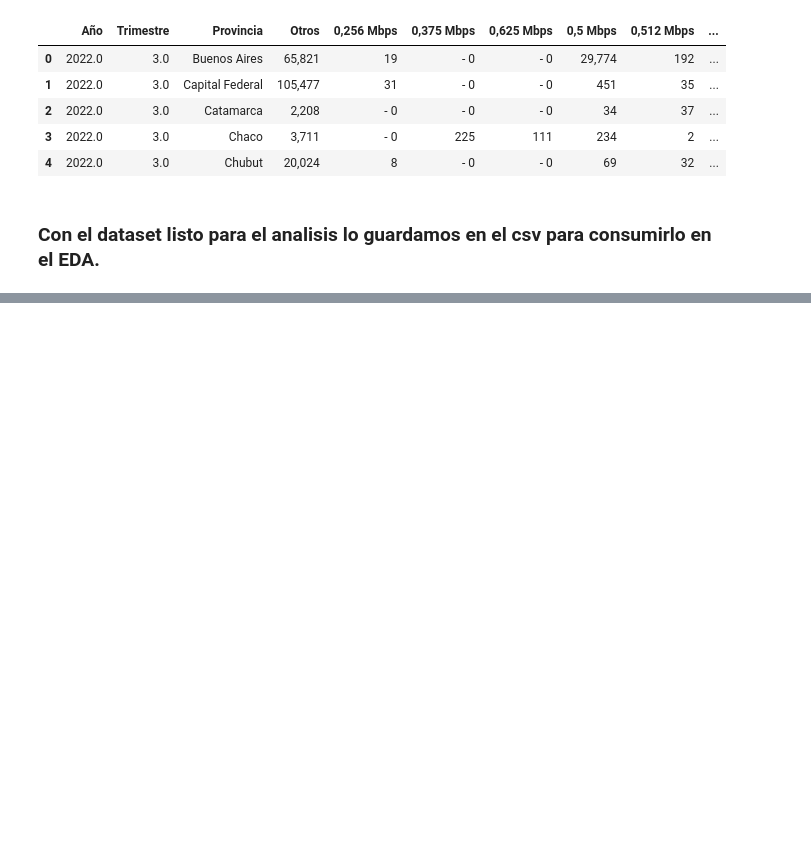
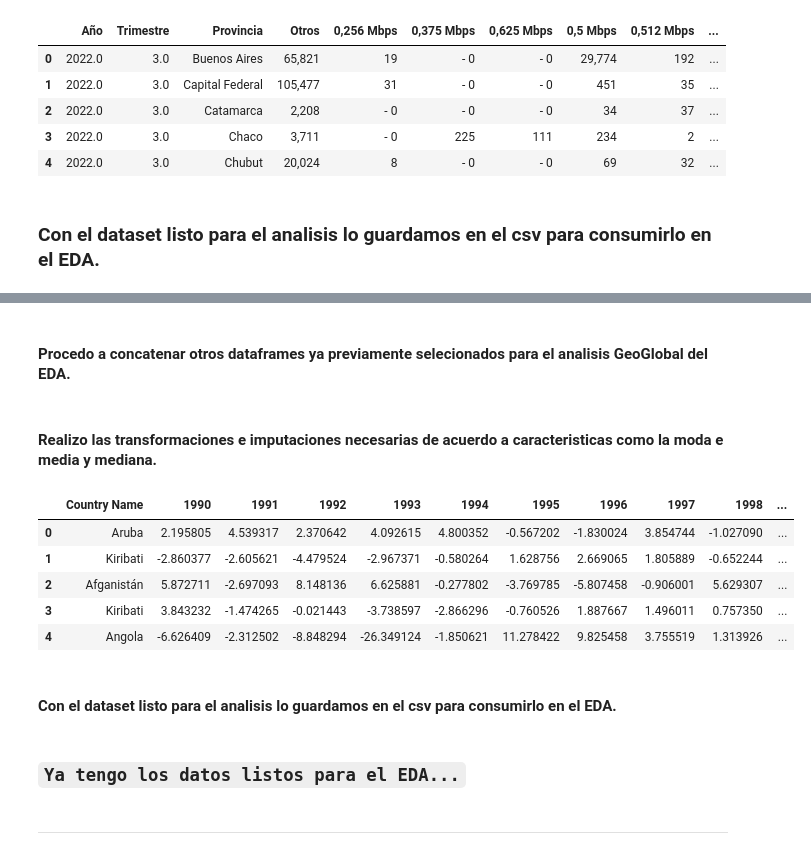
Before and after one commit to EmilianoEmanuelSosa/PI_DA_Data-visualization, a Jupyter notebook: ETL.ipynb, the cells around one changed output, grey strips where cells are left out. Cells and saved outputs as stored; diff of their text form; code cells hidden in the pictures; blank space fills up the shorter version.

```diff
--- a/ETL.ipynb
+++ b/ETL.ipynb
@@ -529,0 +283,2 @@ Analysis_1_geo_cuant.head(5)
+# %% [markdown]
+#### Procedo a concatenar otros dataframes ya previamente selecionados para el analisis GeoGlobal del EDA.
@@ -529,0 +287,55 @@ Analysis_1_geo_cuant.head(5)
+# %% [markdown]
+#### Realizo las transformaciones e imputaciones necesarias de acuerdo a caracteristicas como la moda e media y mediana.
+# %%
+
+# Obtengo las columnas de tipo objeto
+columnas_objeto = Analysis_1_geo_global.select_dtypes(include="object").columns
+
+# Relleno los valores NaN y "--" con la moda en las columnas objeto
+for columna in columnas_objeto:
+    # Identifico los valores NaN y "--" en la columna actual
+    valores_nan = Analysis_1_geo_global[columna].isna() | (Analysis_1_geo_global[columna] == "--")
+    # Cuento el número de valores NaN y "--" en la columna
+    num_valores_nan = valores_nan.sum()
+    # Obtengo los valores no nulos y no "--" de la columna
+    valores_no_nulos = Analysis_1_geo_global[columna][~valores_nan]
+    # Verifico si hay valores no nulos en la columna
+    if len(valores_no_nulos) > 0:
+        # Elijo una moda aleatoria de los valores no nulos
+        moda_aleatoria = np.random.choice(valores_no_nulos)
+        # Creo un array con la moda repetida para reemplazar los valores NaN y "--"
+        valores_aleatorios = np.full(num_valores_nan, moda_aleatoria)
+        # Reemplazo los valores NaN y "--" con los valores aleatorios
+        Analysis_1_geo_global.loc[valores_nan, columna] = valores_aleatorios
+
+# Imputo valores en las columnas numéricas
+columnas_numericas = Analysis_1_geo_global.select_dtypes(exclude="object").columns
+
+for columna in columnas_numericas:
+    # Identifico los valores NaN en la columna actual
+    valores_nan = Analysis_1_geo_global[columna].isna()
+    # Cuento el número de valores NaN en la columna
+    num_valores_nan = valores_nan.sum()
+    # Obtengo los valores no nulos de la columna
+    valores_no_nulos = Analysis_1_geo_global[columna].dropna()
+    # Verifico si hay valores no nulos en la columna
+    if len(valores_no_nulos) > 0:
+        # Calculo el promedio de los valores no nulos
+        promedio_columna = valores_no_nulos.mean()
+        # Calculo la desviación estándar de los valores no nulos
+        desviacion_estandar = valores_no_nulos.std()
+        # Genero valores aleatorios basados en la distribución normal con el promedio y la desviación estándar
+        valores_aleatorios = np.random.normal(promedio_columna, desviacion_estandar, size=num_valores_nan)
+        # Reemplazo los valores NaN con los valores aleatorios
+        Analysis_1_geo_global.loc[valores_nan, columna] = valores_aleatorios
+# %%
+Analysis_1_geo_global.head()
+# %% [output]
+|  | Country Name | 1990 | 1991 | 1992 | 1993 | 1994 | 1995 | 1996 | 1997 | 1998 | ... |
+| 0 | Aruba | 2.195805 | 4.539317 | 2.370642 | 4.092615 | 4.800352 | -0.567202 | -1.830024 | 3.854744 | -1.027090 | ... |
+| 1 | Kiribati | -2.860377 | -2.605621 | -4.479524 | -2.967371 | -0.580264 | 1.628756 | 2.669065 | 1.805889 | -0.652244 | ... |
+| 2 | Afganistán | 5.872711 | -2.697093 | 8.148136 | 6.625881 | -0.277802 | -3.769785 | -5.807458 | -0.906001 | 5.629307 | ... |
+| 3 | Kiribati | 3.843232 | -1.474265 | -0.021443 | -3.738597 | -2.866296 | -0.760526 | 1.887667 | 1.496011 | 0.757350 | ... |
+| 4 | Angola | -6.626409 | -2.312502 | -8.848294 | -26.349124 | -1.850621 | 11.278422 | 9.825458 | 3.755519 | 1.313926 | ... |
+# %% [markdown]
+#### Con el dataset listo para el analisis lo guardamos en el csv para consumirlo en el EDA.
@@ -529,0 +344,4 @@ Analysis_1_geo_cuant.head(5)
+# %% [markdown]
+### **`Ya tengo los datos listos para el EDA...`**
+# %% [markdown]
+---
```
Also changed, not shown: parts of 38 cells of this notebook, 2 other files.
